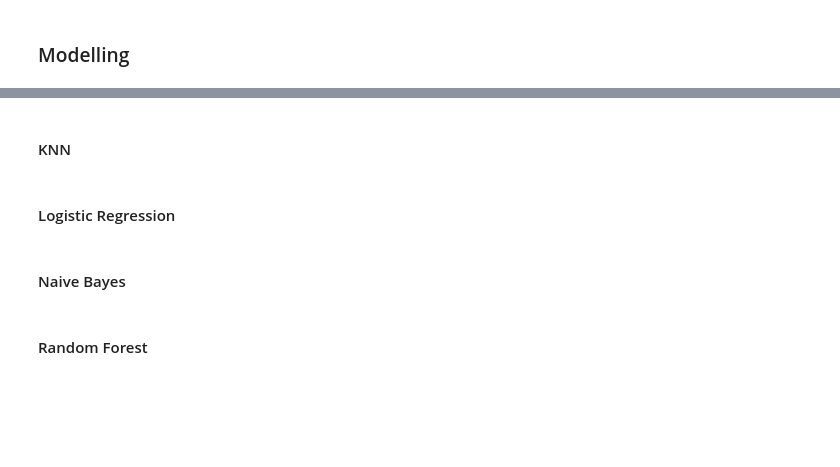
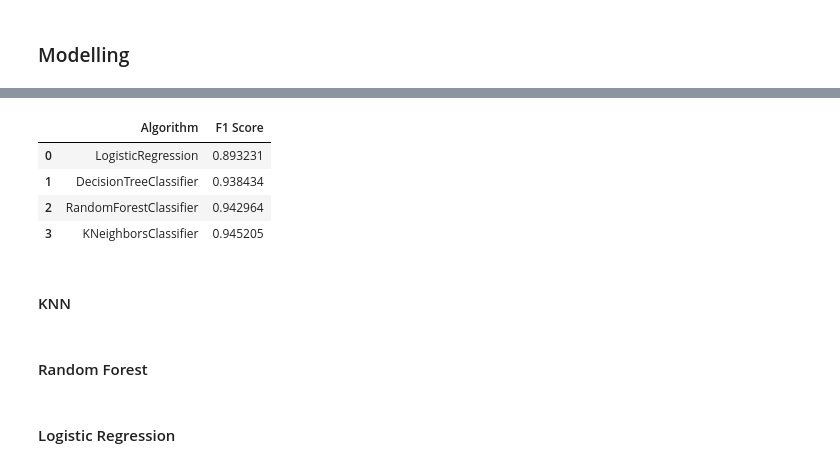
Before and after one commit to sehilnlf/LoanClassification, a Jupyter notebook: src/preprocessing_modelling.ipynb, the cells around one changed output, grey strips where cells are left out. Cells and saved outputs as stored; diff of their text form; code cells hidden in the pictures; blank space fills up the shorter version.

```diff
--- a/src/preprocessing_modelling.ipynb
+++ b/src/preprocessing_modelling.ipynb
@@ -137,8 +158,31 @@ X_train, X_test, y_train, y_test = train_test_split(X, y, test_size=0.25, strati
+# %%
+import warnings
+from sklearn.exceptions import ConvergenceWarning
+warnings.filterwarnings("ignore", category=ConvergenceWarning)
+algorithm = [LogisticRegression, DecisionTreeClassifier, RandomForestClassifier, KNeighborsClassifier]
+algo_name = ['LogisticRegression', 'DecisionTreeClassifier', 'RandomForestClassifier', 'KNeighborsClassifier']
+F1Score = []
+
+for item in algorithm:
+  model = item()
+  F1Scores = cross_val_score(model,X_train,y_train,cv=5,scoring='f1').mean()
+  F1Score.append(F1Scores)
+
+results = pd.DataFrame({
+    'Algorithm' : algo_name,
+    'F1 Score' : F1Score,
+})
+
+results
+# %% [output]
+|  | Algorithm | F1 Score |
+| 0 | LogisticRegression | 0.893231 |
+| 1 | DecisionTreeClassifier | 0.938434 |
+| 2 | RandomForestClassifier | 0.942964 |
+| 3 | KNeighborsClassifier | 0.945205 |
 # %% [markdown]
 #### KNN
+# %% [markdown]
+#### Random Forest
 # %% [markdown]
 #### Logistic Regression
-# %% [markdown]
-#### Naive Bayes
-# %% [markdown]
-#### Random Forest
```
Also changed, not shown: parts of 21 cells of this notebook.
